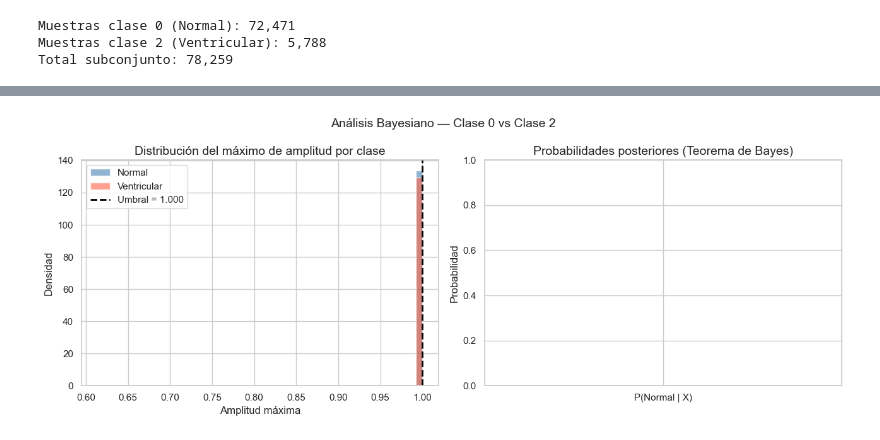
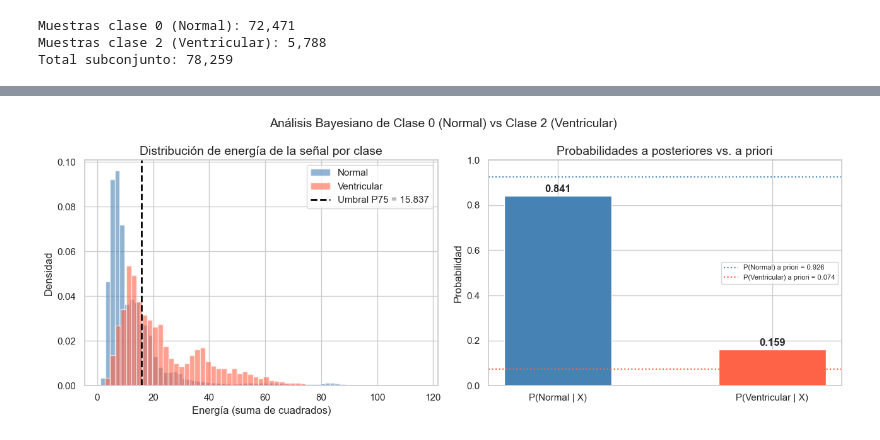
Before and after one commit to EduuGlez/classification-models-for-arrhythmia-detection, a Jupyter notebook: Feedback_ECG_ApellidosNombre.ipynb, the cells around one changed output, grey strips where cells are left out. Saved outputs shown, nothing was run; the diff lists cells and outputs as text; code cells hidden in the pictures.

```diff
--- a/Feedback_ECG_ApellidosNombre.ipynb
+++ b/Feedback_ECG_ApellidosNombre.ipynb
@@ -498,31 +492,37 @@ Verificación — suma: nan (debe ser ≤ 1)
 # %%
-# === VISUALIZACIÓN DEL ANÁLISIS BAYESIANO ===
+# Visualización
 fig, axes = plt.subplots(1, 2, figsize=(13, 5))
 
-# Distribución del máximo por clase con umbral
+# Distribución de energía por clase con umbral
 for clase, color, label in [(0, 'steelblue', 'Normal'), (2, 'tomato', 'Ventricular')]:
-    vals = max_amplitud[y_bayes == clase]
-    axes[0].hist(vals, bins=50, alpha=0.6, color=color, label=label, density=True)
-axes[0].axvline(umbral, color='black', linestyle='--', linewidth=2, label=f'Umbral = {umbral:.3f}')
-axes[0].set_title('Distribución del máximo de amplitud por clase')
-axes[0].set_xlabel('Amplitud máxima')
+    vals = energia[y_bayes == clase]
+    axes[0].hist(vals, bins=60, alpha=0.6, color=color, label=label, density=True)
+axes[0].axvline(umbral, color='black', linestyle='--', linewidth=2, label=f'Umbral P75 = {umbral:.3f}')
+axes[0].set_title('Distribución de energía de la señal por clase')
+axes[0].set_xlabel('Energía (suma de cuadrados)')
 axes[0].set_ylabel('Densidad')
 axes[0].legend()
 
-# Barras de probabilidades posteriores
+# Probabilidades a posteriores
 probs = [P_c0_dado_X, P_c2_dado_X]
 etiquetas = ['P(Normal | X)', 'P(Ventricular | X)']
 colores = ['steelblue', 'tomato']
 bars = axes[1].bar(etiquetas, probs, color=colores, edgecolor='white', width=0.5)
 for bar, prob in zip(bars, probs):
-    axes[1].text(bar.get_x() + bar.get_width()/2, bar.get_height() + 0.01,
-                 f'{prob:.3f}', ha='center', va='bottom', fontsize=12, fontweight='bold')
-axes[1].set_title('Probabilidades posteriores (Teorema de Bayes)')
+    axes[1].text(bar.get_x() + bar.get_width() / 2,
+    bar.get_height() + 0.01,
+    f'{prob:.3f}', ha='center', va='bottom', fontsize=12, fontweight='bold')
+
+# Líneas de referencia: probabilidades a priori
+axes[1].axhline(P_c0, color='steelblue', linestyle=':', linewidth=1.5, label=f'P(Normal) a priori = {P_c0:.3f}')
+axes[1].axhline(P_c2, color='tomato',    linestyle=':', linewidth=1.5, label=f'P(Ventricular) a priori = {P_c2:.3f}')
+axes[1].set_title('Probabilidades a posteriores vs. a priori')
 axes[1].set_ylabel('Probabilidad')
 axes[1].set_ylim(0, 1)
+axes[1].legend(fontsize=8)
 
-plt.suptitle('Análisis Bayesiano — Clase 0 vs Clase 2', fontsize=14)
+plt.suptitle('Análisis Bayesiano de Clase 0 (Normal) vs Clase 2 (Ventricular)', fontsize=14)
 plt.tight_layout()
 plt.show()
 # %% [output]
-[figure, old version]
+[figure, new version]
```
Also changed, not shown: parts of 11 cells of this notebook.
